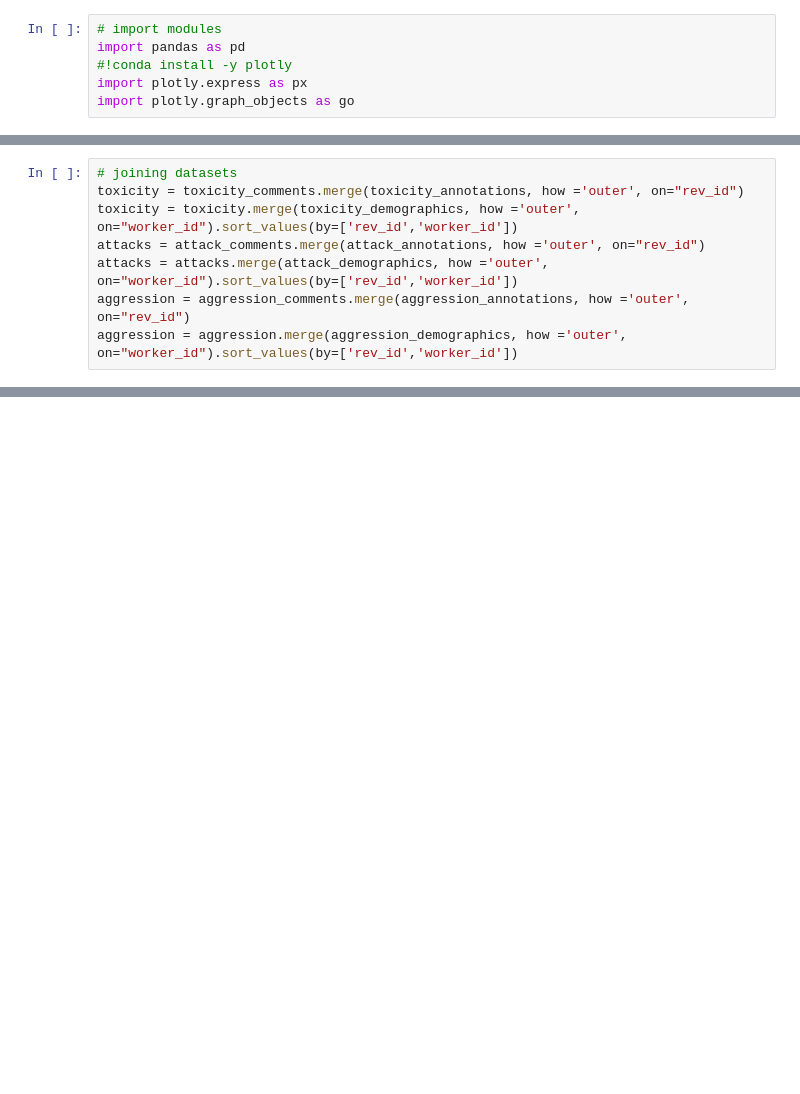
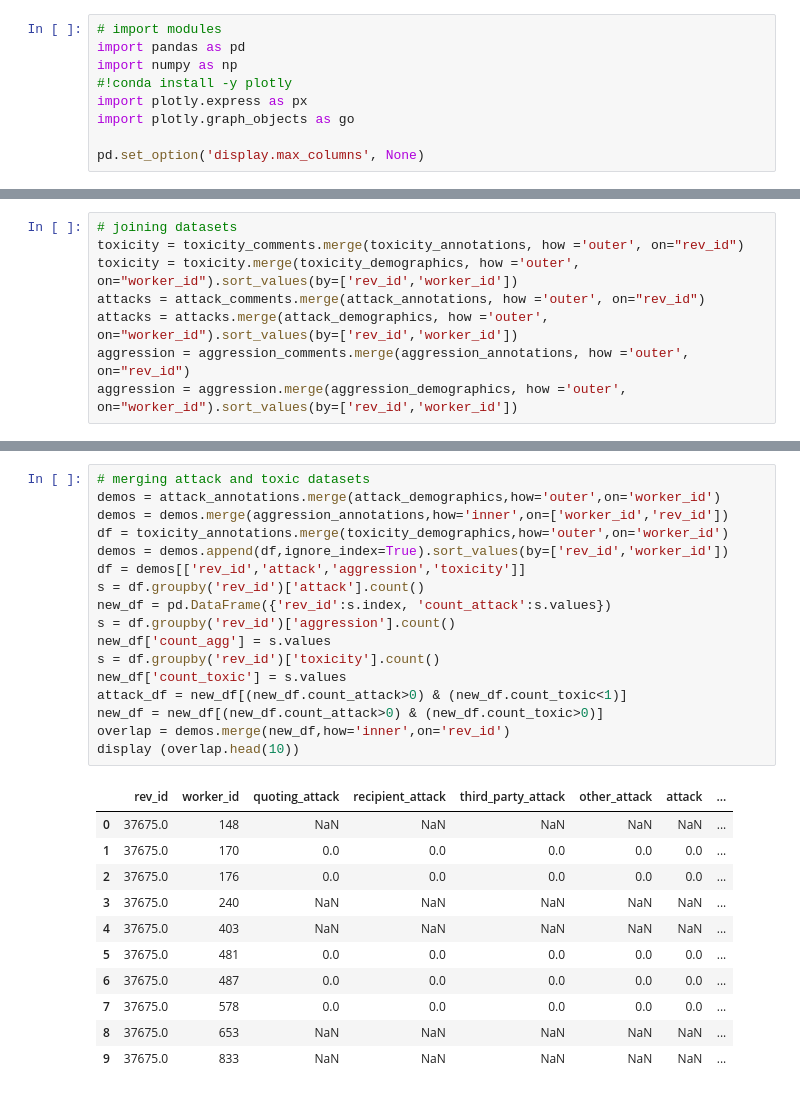
Before and after one commit to MicrosoftExcell/Advanced-Project, a Jupyter notebook: Code/Data Analysis.ipynb, the cells around one changed output, grey strips where cells are left out. Saved outputs shown, nothing was run; the diff lists cells and outputs as text; blank space fills up the shorter version.

Commit message:
research on dataset and overlap

```diff
--- a/Code/Data Analysis.ipynb
+++ b/Code/Data Analysis.ipynb
@@ -1,9 +1,12 @@
 # %%
 # import modules
 import pandas as pd
+import numpy as np
 #!conda install -y plotly
 import plotly.express as px
 import plotly.graph_objects as go
+
+pd.set_option('display.max_columns', None)
 # %%
 # read files
 toxicity_comments = pd.read_csv('/mnt/d/Advanced Project/toxicity_annotated_comments.tsv', sep = '\t', index_col = 0)
@@ -84,0 +66,29 @@ print(toxicity.head(5))
+# %%
+# merging attack and toxic datasets
+demos = attack_annotations.merge(attack_demographics,how='outer',on='worker_id')
+demos = demos.merge(aggression_annotations,how='inner',on=['worker_id','rev_id'])
+df = toxicity_annotations.merge(toxicity_demographics,how='outer',on='worker_id')
+demos = demos.append(df,ignore_index=True).sort_values(by=['rev_id','worker_id'])
+df = demos[['rev_id','attack','aggression','toxicity']]
+s = df.groupby('rev_id')['attack'].count()
+new_df = pd.DataFrame({'rev_id':s.index, 'count_attack':s.values})
+s = df.groupby('rev_id')['aggression'].count()
+new_df['count_agg'] = s.values
+s = df.groupby('rev_id')['toxicity'].count()
+new_df['count_toxic'] = s.values
+attack_df = new_df[(new_df.count_attack>0) & (new_df.count_toxic<1)]
+new_df = new_df[(new_df.count_attack>0) & (new_df.count_toxic>0)]
+overlap = demos.merge(new_df,how='inner',on='rev_id')
+display (overlap.head(10))
+# %% [output]
+|  | rev_id | worker_id | quoting_attack | recipient_attack | third_party_attack | other_attack | attack | ... |
+| 0 | 37675.0 | 148 | NaN | NaN | NaN | NaN | NaN | ... |
+| 1 | 37675.0 | 170 | 0.0 | 0.0 | 0.0 | 0.0 | 0.0 | ... |
+| 2 | 37675.0 | 176 | 0.0 | 0.0 | 0.0 | 0.0 | 0.0 | ... |
+| 3 | 37675.0 | 240 | NaN | NaN | NaN | NaN | NaN | ... |
+| 4 | 37675.0 | 403 | NaN | NaN | NaN | NaN | NaN | ... |
+| 5 | 37675.0 | 481 | 0.0 | 0.0 | 0.0 | 0.0 | 0.0 | ... |
+| 6 | 37675.0 | 487 | 0.0 | 0.0 | 0.0 | 0.0 | 0.0 | ... |
+| 7 | 37675.0 | 578 | 0.0 | 0.0 | 0.0 | 0.0 | 0.0 | ... |
+| 8 | 37675.0 | 653 | NaN | NaN | NaN | NaN | NaN | ... |
+| 9 | 37675.0 | 833 | NaN | NaN | NaN | NaN | NaN | ... |
```
Also changed, not shown: parts of 8 cells of this notebook, 5 other files.
